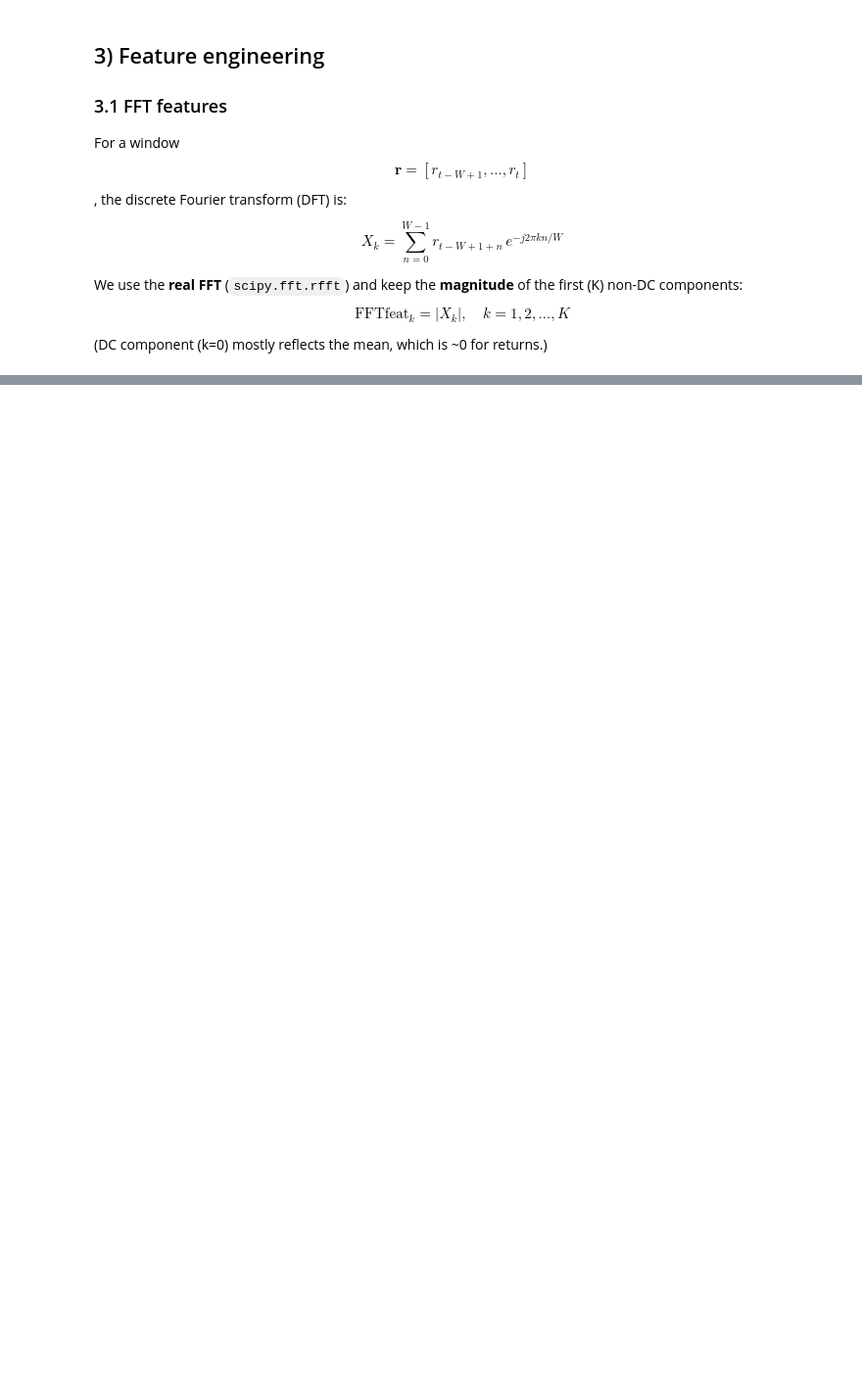
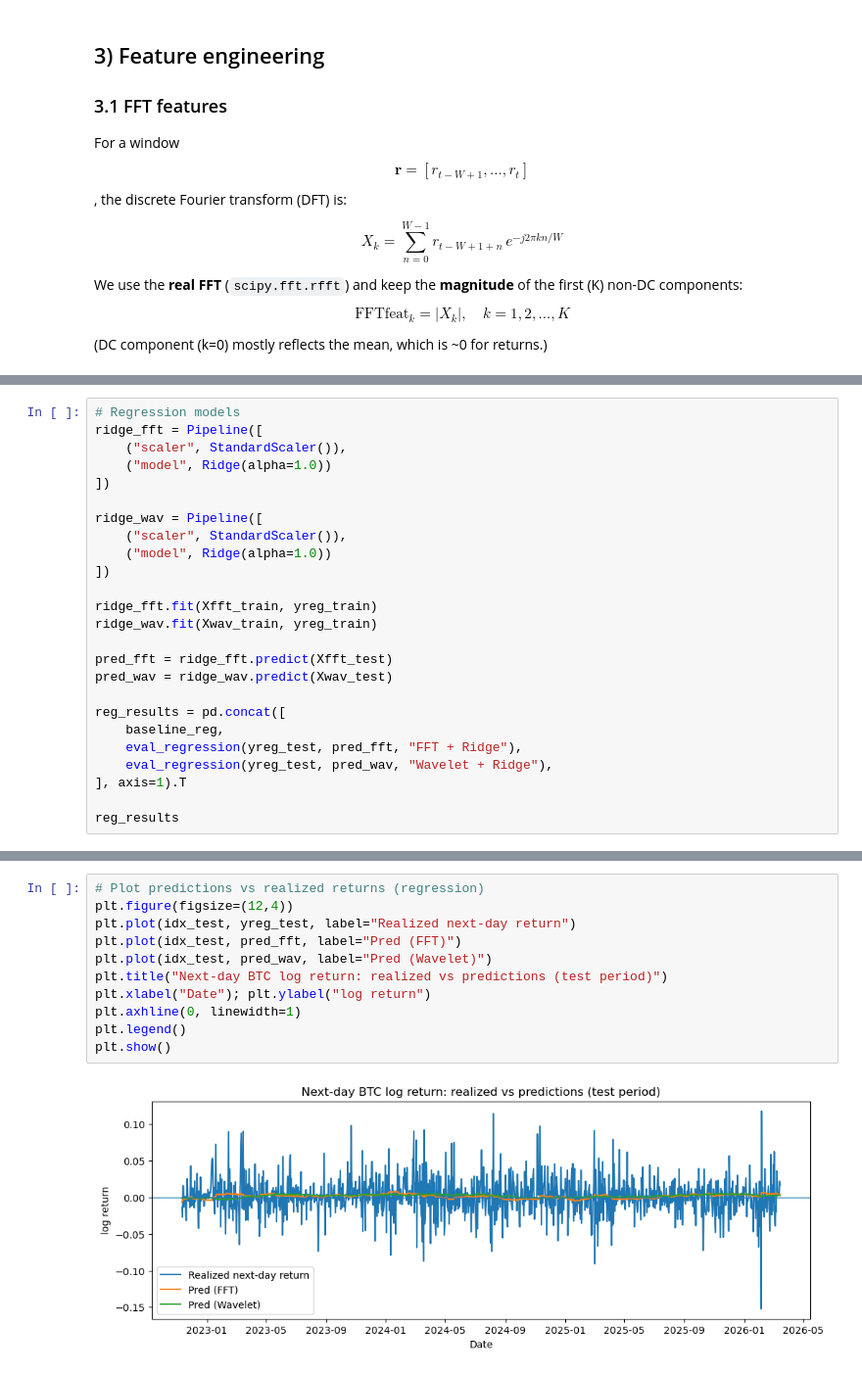
Before and after one commit to mtodoroff/Math-concepts-for-developers-Softuni, a Jupyter notebook: BTC_FFT_vs_Wavelet_Predictability.ipynb, the cells around one changed output, grey strips where cells are left out. Shown at 98% size. Drawn from its saved outputs; the diff is of its cells as text; blank space fills up the shorter version.

```diff
--- a/BTC_FFT_vs_Wavelet_Predictability.ipynb
+++ b/BTC_FFT_vs_Wavelet_Predictability.ipynb
@@ -136,0 +328,25 @@ $$
+# %%
+# Regression models
+ridge_fft = Pipeline([
+    ("scaler", StandardScaler()),
+    ("model", Ridge(alpha=1.0))
+])
+
+ridge_wav = Pipeline([
+    ("scaler", StandardScaler()),
+    ("model", Ridge(alpha=1.0))
+])
+
+ridge_fft.fit(Xfft_train, yreg_train)
+ridge_wav.fit(Xwav_train, yreg_train)
+
+pred_fft = ridge_fft.predict(Xfft_test)
+pred_wav = ridge_wav.predict(Xwav_test)
+
+reg_results = pd.concat([
+    baseline_reg,
+    eval_regression(yreg_test, pred_fft, "FFT + Ridge"),
+    eval_regression(yreg_test, pred_wav, "Wavelet + Ridge"),
+], axis=1).T
+
+reg_results
@@ -136,0 +391,13 @@ $$
+# %%
+# Plot predictions vs realized returns (regression)
+plt.figure(figsize=(12,4))
+plt.plot(idx_test, yreg_test, label="Realized next-day return")
+plt.plot(idx_test, pred_fft, label="Pred (FFT)")
+plt.plot(idx_test, pred_wav, label="Pred (Wavelet)")
+plt.title("Next-day BTC log return: realized vs predictions (test period)")
+plt.xlabel("Date"); plt.ylabel("log return")
+plt.axhline(0, linewidth=1)
+plt.legend()
+plt.show()
+# %% [output]
+[figure, added]
```
Also changed, not shown: parts of 15 cells of this notebook.
